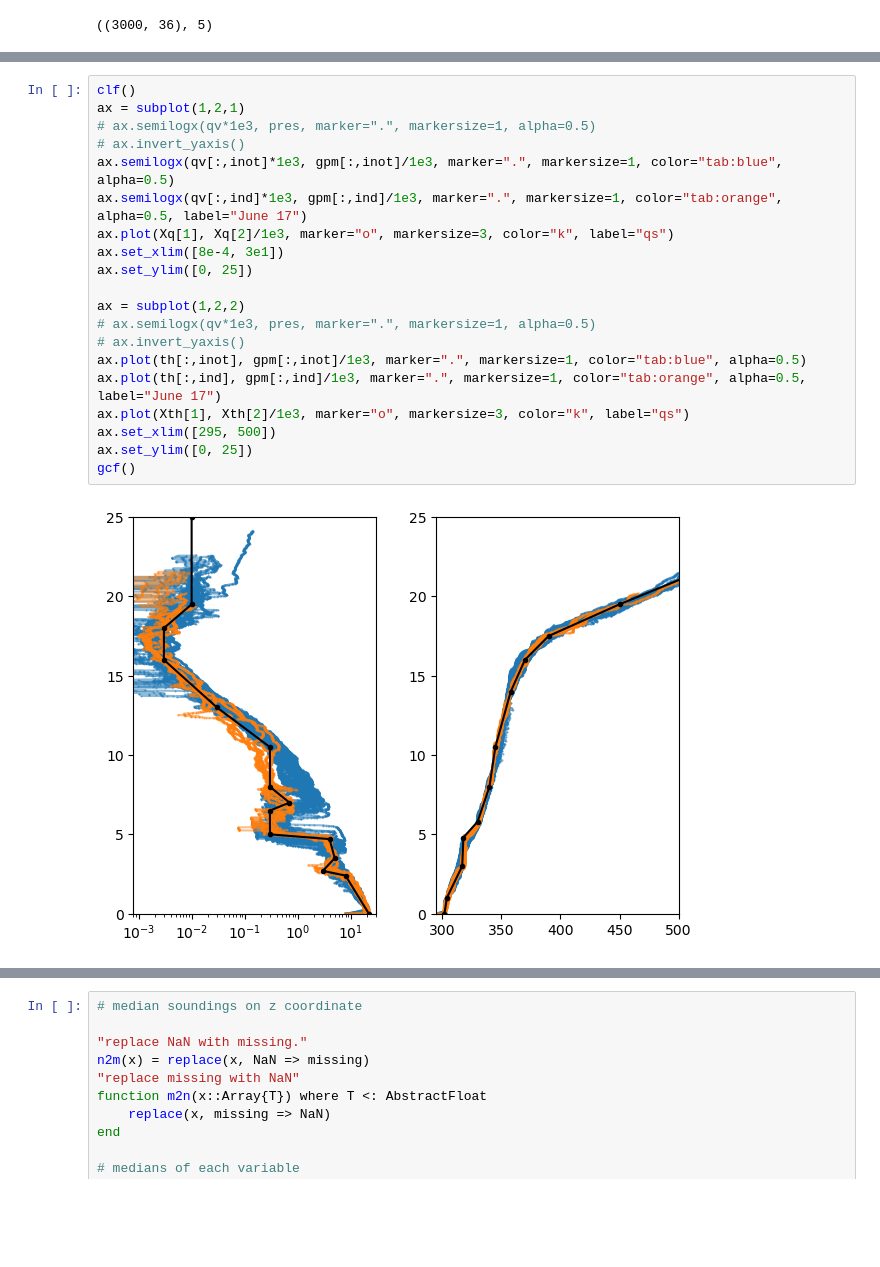
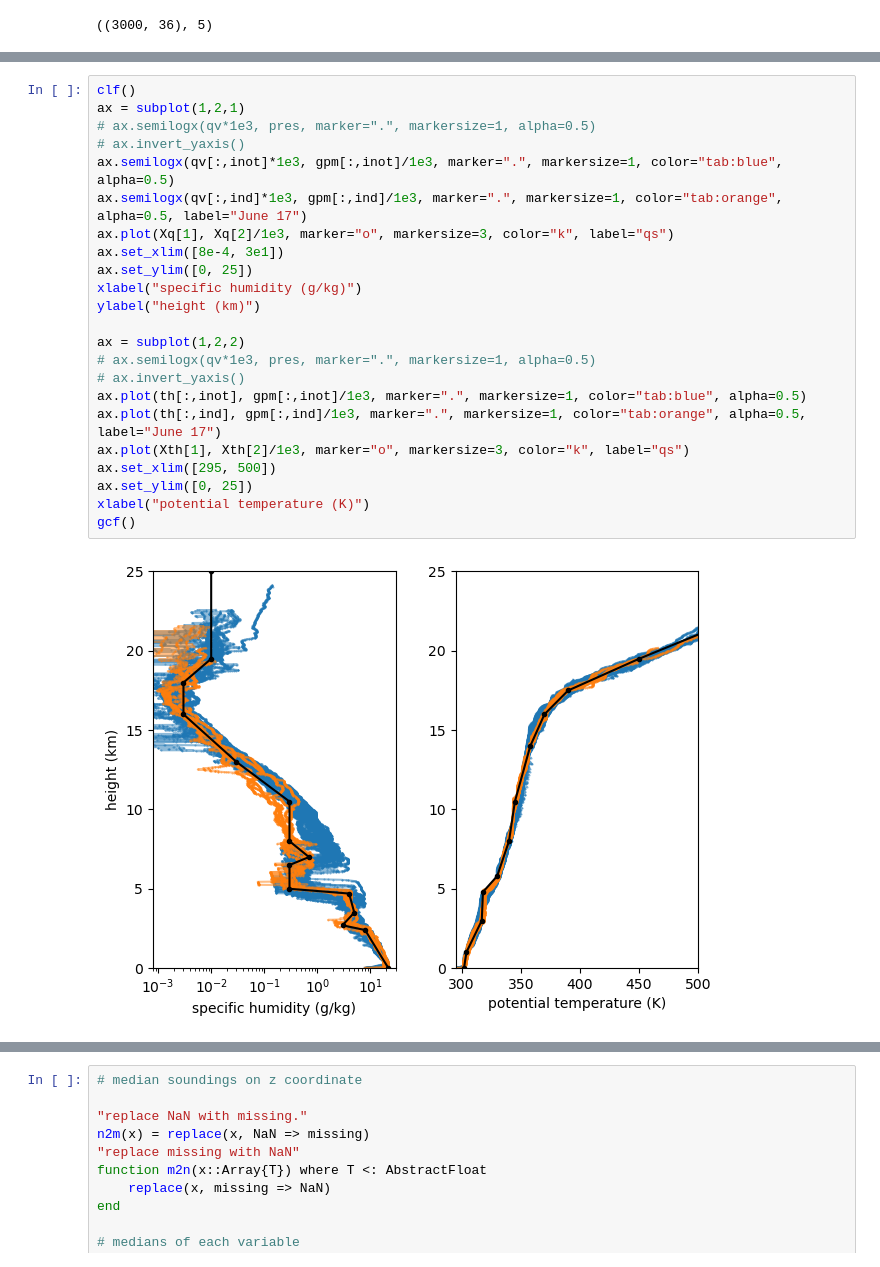
Before and after one commit to deszoeke/ASTRAL-soundings, a Jupyter notebook: src/read_raobe_txt.ipynb, the cells around one changed output, grey strips where cells are left out. Drawn from its saved outputs; the diff is of its cells as text; blank space fills up the shorter version.

```diff
--- a/src/read_raobe_txt.ipynb
+++ b/src/read_raobe_txt.ipynb
@@ -718,25 +718,28 @@ zed = sort(union(40, 5200, 6800, 9000, Xth[2], Xrh[2], Xu[2], Xv[2], Xq[2]))
 # %%
 clf()
 ax = subplot(1,2,1)
 # ax.semilogx(qv*1e3, pres, marker=".", markersize=1, alpha=0.5)
 # ax.invert_yaxis()
 ax.semilogx(qv[:,inot]*1e3, gpm[:,inot]/1e3, marker=".", markersize=1, color="tab:blue", alpha=0.5)
 ax.semilogx(qv[:,ind]*1e3, gpm[:,ind]/1e3, marker=".", markersize=1, color="tab:orange", alpha=0.5, label="June 17")
 ax.plot(Xq[1], Xq[2]/1e3, marker="o", markersize=3, color="k", label="qs")
 ax.set_xlim([8e-4, 3e1])
 ax.set_ylim([0, 25])
+xlabel("specific humidity (g/kg)")
+ylabel("height (km)")
 
 ax = subplot(1,2,2)
 # ax.semilogx(qv*1e3, pres, marker=".", markersize=1, alpha=0.5)
 # ax.invert_yaxis()
 ax.plot(th[:,inot], gpm[:,inot]/1e3, marker=".", markersize=1, color="tab:blue", alpha=0.5)
 ax.plot(th[:,ind], gpm[:,ind]/1e3, marker=".", markersize=1, color="tab:orange", alpha=0.5, label="June 17")
 ax.plot(Xth[1], Xth[2]/1e3, marker="o", markersize=3, color="k", label="qs")
 ax.set_xlim([295, 500])
 ax.set_ylim([0, 25])
+xlabel("potential temperature (K)")
 gcf()
 # %% [output]
-[figure, old version]
+[figure, new version]
 # %%
 clf()
 ax = subplot(1,2,1)
```
Also changed, not shown: parts of 4 cells of this notebook.
